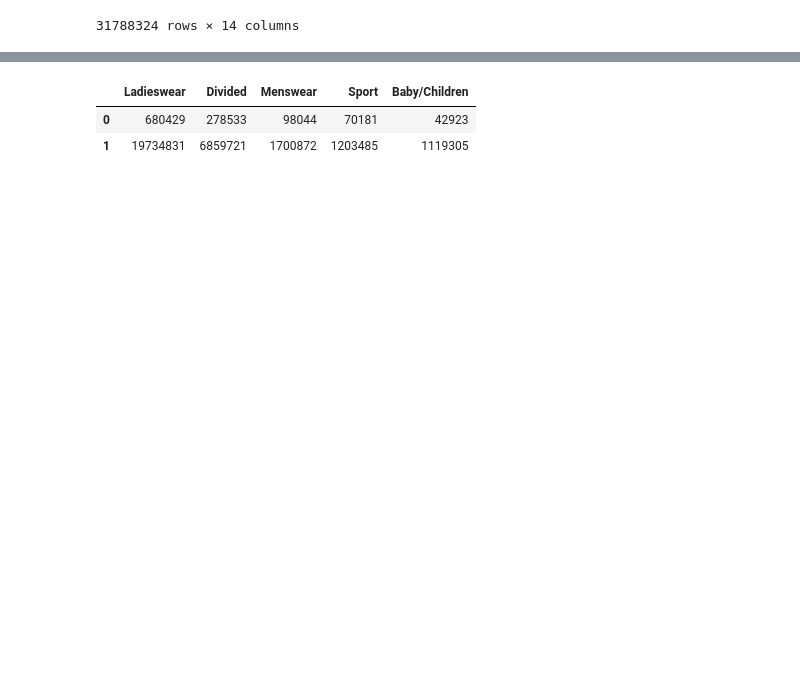
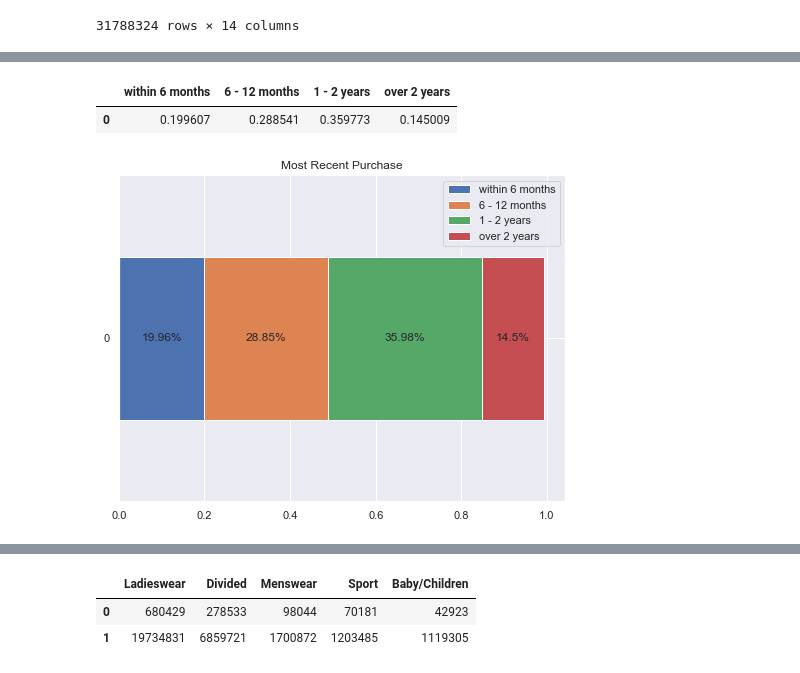
Before and after one commit to ParkerJiang/4995Group36FinalProject, a Jupyter notebook: analysis.ipynb, the cells around one changed output, grey strips where cells are left out. Saved outputs shown, nothing was run; the diff lists cells and outputs as text; code cells hidden in the pictures; blank space fills up the shorter version.

```diff
--- a/analysis.ipynb
+++ b/analysis.ipynb
@@ -289,9 +274,0 @@ There are (130,) Product Types in total
-# %%
-product_type_counts_df = df_transactions_merged[df_transactions_merged['value_group']!='top25']['product_type_name'].value_counts(ascending=False)
-#product_type_counts_df
-ax = sns.barplot(x=product_type_counts_df.index[0:10], y=product_type_counts_df[0:10])
-print("There are", product_type_counts_df.shape, "Product Types in total")
-ax.set_xlabel("Product Type", fontsize = 12)
-ax.set_ylabel("Count", fontsize = 12)
-ax.set_title("Top Ten Product Types", fontsize = 14)
-sns.set(rc = {'figure.figsize':(15,8)})
@@ -300,0 +277,5 @@ There are (124,) Product Types in total
+# %%
+df_transactions_groupby1 = df_transactions_merged[['customer_id','estimated_date']].groupby(['customer_id'], as_index=False).max()
+df_transactions_groupby1['year'] = df_transactions_groupby1['estimated_date']//365
+df_transactions_groupby1['month'] = (df_transactions_groupby1['estimated_date']-df_transactions_groupby1['year']*365)//12
+df_transactions_groupby1
@@ -300,0 +296,29 @@ There are (124,) Product Types in total
+# %%
+df_plot = pd.DataFrame(columns=['within 6 months', '6 - 12 months','1 - 2 years','over 2 years'])
+value_list = []
+value_list.append(len(df_transactions_groupby1[(df_transactions_groupby1['year']==20)&(df_transactions_groupby1['month']<7)])/len(df_customers))
+value_list.append(len(df_transactions_groupby1[(df_transactions_groupby1['year']==20)&(df_transactions_groupby1['month']>6)])/len(df_customers))
+value_list.append(len(df_transactions_groupby1[df_transactions_groupby1['year']==19])/len(df_customers))
+value_list.append((len(df_transactions_groupby1[df_transactions_groupby1['year']==18]+len(df_customers)-len(df_transactions_groupby1)))/len(df_customers))
+df_plot.loc[0,:] = value_list
+df_plot
+# %% [output]
+|  | within 6 months | 6 - 12 months | 1 - 2 years | over 2 years |
+| 0 | 0.199607 | 0.288541 | 0.359773 | 0.145009 |
+# %%
+ax = df_plot.plot(
+  kind = 'barh',
+  stacked = True,
+  title = 'Most Recent Purchase',
+  mark_right = True)
+
+for n in df_plot.columns[:]:
+    for i, (cs, ab, pc) in enumerate(zip(df_plot.iloc[:, :].cumsum(1)[n],
+                                         df_plot[n], df_plot[n])):
+        plt.text(cs - ab / 2, i, str(np.round(pc*100, 2)) + '%',
+                 va = 'center', ha = 'center')
+sns.set(rc = {'figure.figsize':(8,6)})
+fig = ax.get_figure()
+fig.savefig('recent.png')
+# %% [output]
+[figure, added]
```
Also changed, not shown: parts of 25 cells of this notebook.
